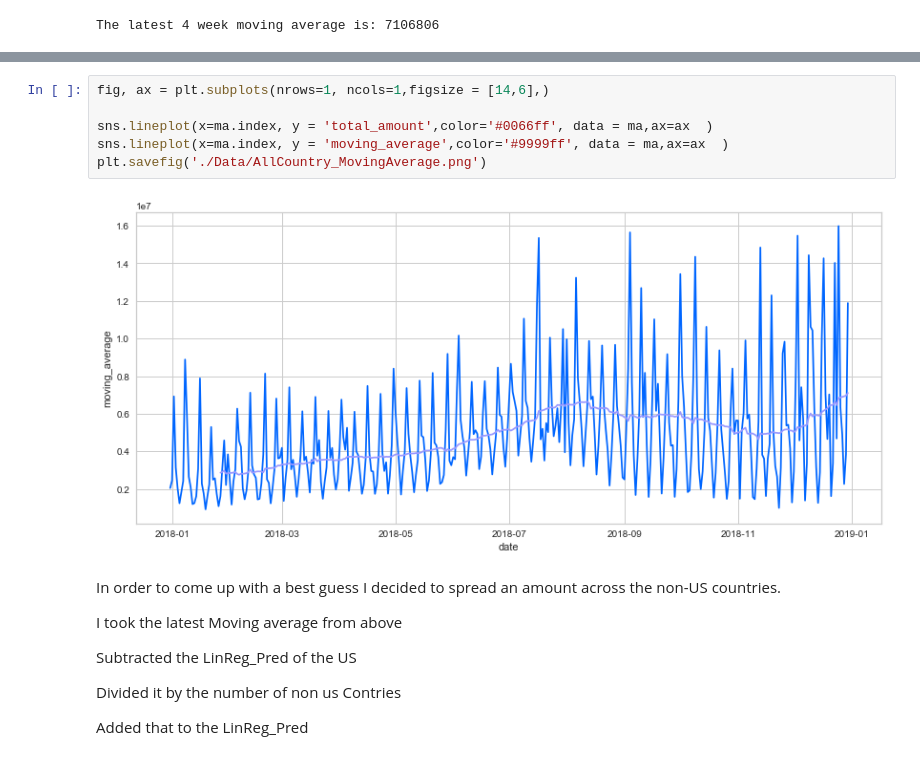
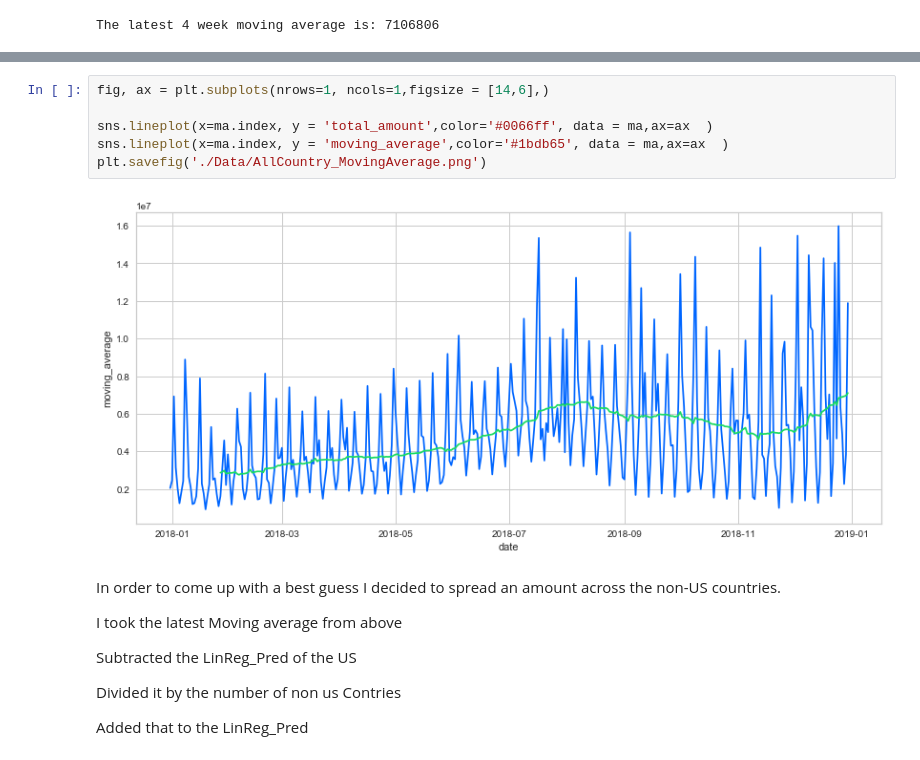
Before and after one commit to codyRing/Interview_Prep, a Jupyter notebook: Payout Regression.ipynb, the cells around one changed output, grey strips where cells are left out. Drawn from its saved outputs; the diff is of its cells as text.

```diff
--- a/Payout Regression.ipynb
+++ b/Payout Regression.ipynb
@@ -416,11 +454,11 @@ The latest 4 week moving average is: 7106806
 # %%
 fig, ax = plt.subplots(nrows=1, ncols=1,figsize = [14,6],)
 
 sns.lineplot(x=ma.index, y = 'total_amount',color='#0066ff', data = ma,ax=ax  )
-sns.lineplot(x=ma.index, y = 'moving_average',color='#9999ff', data = ma,ax=ax  )
+sns.lineplot(x=ma.index, y = 'moving_average',color='#1bdb65', data = ma,ax=ax  )
 plt.savefig('./Data/AllCountry_MovingAverage.png')
 # %% [output]
-[figure, old version]
+[figure, new version]
 # %% [markdown]
 In order to come up with a best guess I decided to spread an amount across the non-US countries.
 
```
Also changed, not shown: parts of 16 cells of this notebook.
